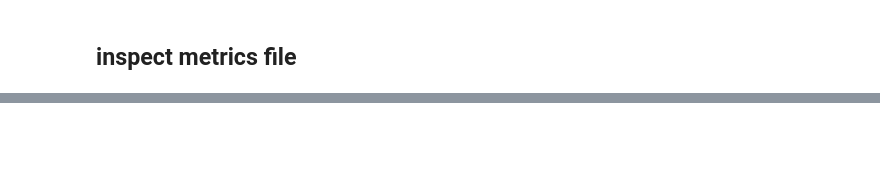
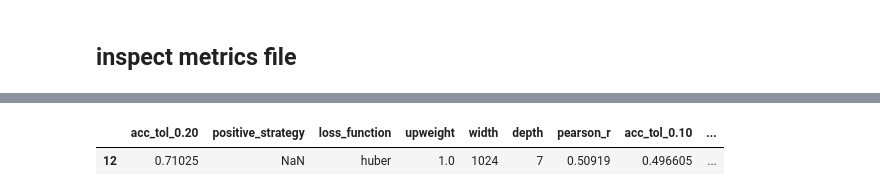
Before and after one commit to NLie2/NADF, a Jupyter notebook: notebooks/dataset.ipynb, the cells around one changed output, grey strips where cells are left out. Cells and saved outputs as stored; diff of their text form; code cells hidden in the pictures; blank space fills up the shorter version.

```diff
--- a/notebooks/dataset.ipynb
+++ b/notebooks/dataset.ipynb
@@ -590,4 +835,7 @@ metrics_df
 # %%
 # for each target class print row with max acc_tol_0.20
-metrics_df[metrics_df["target_class"] == -1].sort_values(by="acc_tol_0.20", ascending=False).head(1)[["acc_tol_0.20", "loss_function", "upweight", "width", "depth", "pearson_r", "acc_tol_0.10", "acc_tol_0.20", "acc_tol_0.10_clean", "acc_tol_0.20_clean", "acc_tol_0.10_adv", "acc_tol_0.20_adv"    ]]
+metrics_df[metrics_df["target_class"] == -1].sort_values(by="acc_tol_0.20", ascending=False).head(1)[["acc_tol_0.20", "positive_strategy", "loss_function", "upweight", "width", "depth", "pearson_r", "acc_tol_0.10", "acc_tol_0.20", "acc_tol_0.10_clean", "acc_tol_0.20_clean", "acc_tol_0.10_adv", "acc_tol_0.20_adv"    ]]
+# %% [output]
+|  | acc_tol_0.20 | positive_strategy | loss_function | upweight | width | depth | pearson_r | acc_tol_0.10 | ... |
+| 12 | 0.71025 | NaN | huber | 1.0 | 1024 | 7 | 0.50919 | 0.496605 | ... |
 # %%
```
Also changed, not shown: parts of 25 cells of this notebook, 5 other files.
